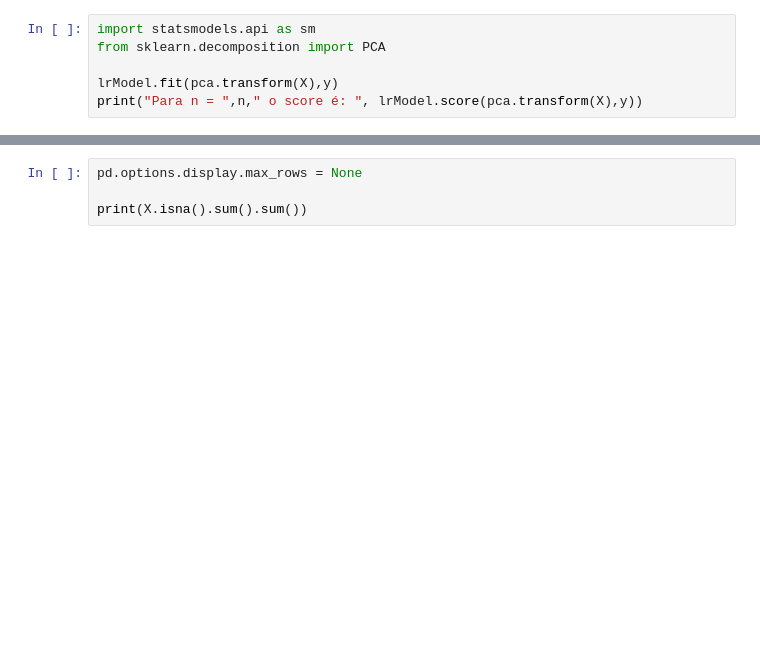
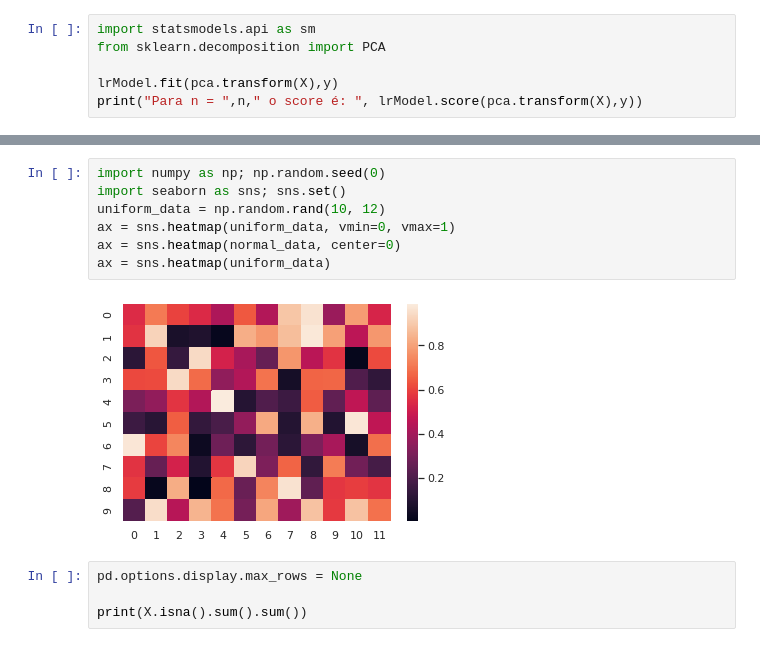
Before and after one commit to eduardodut/desafio-matematica-ENEM2016, a Jupyter notebook: desafio-matematica-ENEM2016.ipynb, the cells around one changed output, grey strips where cells are left out. Saved outputs shown, nothing was run; the diff lists cells and outputs as text; blank space fills up the shorter version.

```diff
--- a/desafio-matematica-ENEM2016.ipynb
+++ b/desafio-matematica-ENEM2016.ipynb
@@ -1043,3 +1043,12 @@ plt.show()
+# %%
+import numpy as np; np.random.seed(0)
+import seaborn as sns; sns.set()
+uniform_data = np.random.rand(10, 12)
+ax = sns.heatmap(uniform_data, vmin=0, vmax=1)
+ax = sns.heatmap(normal_data, center=0)
+ax = sns.heatmap(uniform_data)
+# %% [output]
+[figure, added]
 # %%
 pd.options.display.max_rows = None
 
```
Also changed, not shown: parts of 13 cells of this notebook.
